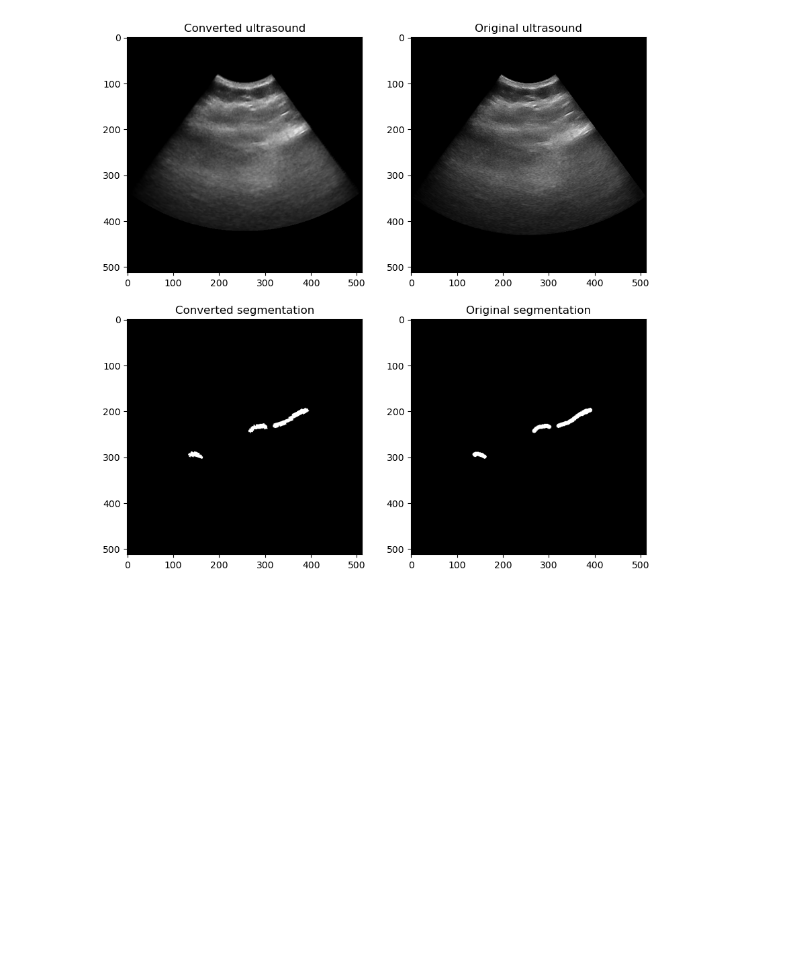
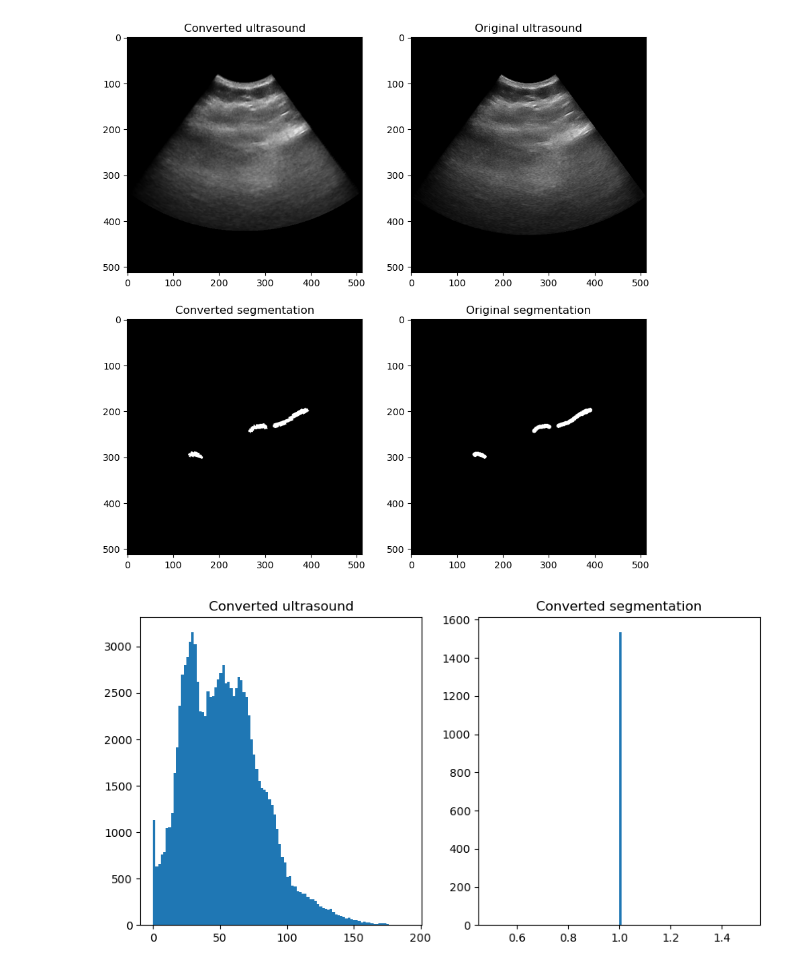
Before and after one commit to SlicerIGT/aigt, a Jupyter notebook: UltrasoundSegmentation/test_scanconversion.ipynb, the cells around one changed output. Drawn from its saved outputs; the diff is of its cells as text; code cells hidden in the pictures; blank space fills up the shorter version.

```diff
--- a/UltrasoundSegmentation/test_scanconversion.ipynb
+++ b/UltrasoundSegmentation/test_scanconversion.ipynb
@@ -123,3 +123,16 @@ ax[1, 1].set_title("Original segmentation")
 plt.show()
 # %% [output]
 [figure]
+# %%
+# Compute a histogram of the converted ultrasound image, excluding the background pixels
+# Compute a histogram of the converted segmentation image, excluding the background pixels
+# Plot the histograms side by side
+
+fig, ax = plt.subplots(1, 2, figsize=(10, 5))
+ax[0].hist(ultrasound[ultrasound > 0].flatten(), bins=100)
+ax[0].set_title("Converted ultrasound")
+ax[1].hist(segmentation[segmentation > 0].flatten(), bins=100)
+ax[1].set_title("Converted segmentation")
+plt.show()
+# %% [output]
+[figure, added]
```
Also changed, not shown: 4 other files.
